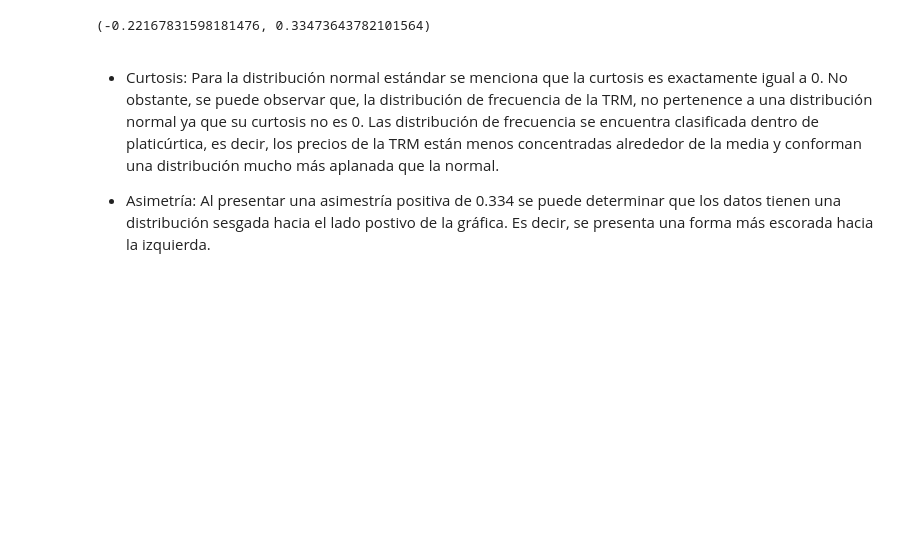
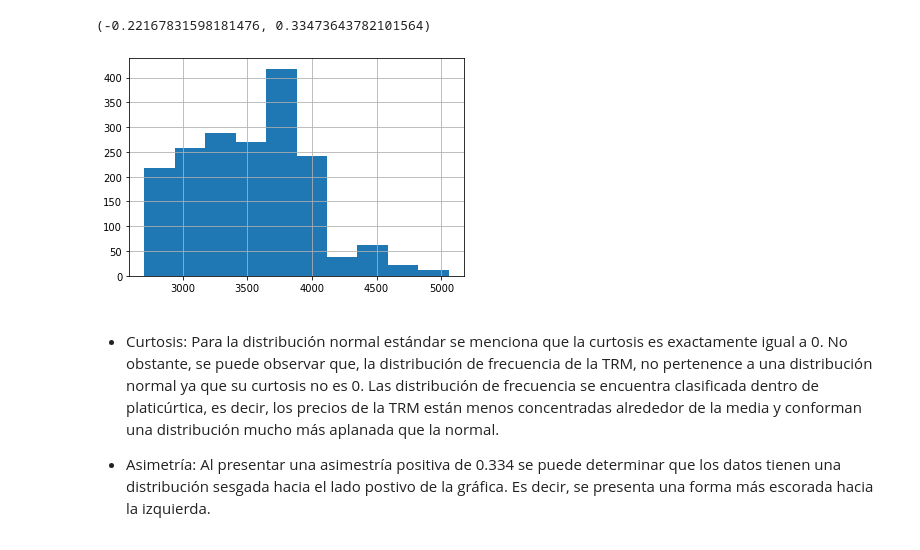
Before and after one commit to anamaria1-4/GitHub-Finanzas_-Computacionales, a Jupyter notebook: Proyecto_Final_Daniel_Jorge,_Ana_María_Rojas_y_Sarah_Téllez.ipynb, the cells around one changed output. Drawn from its saved outputs; the diff is of its cells as text; code cells hidden in the pictures; blank space fills up the shorter version.

```diff
--- a/Proyecto_Final_Daniel_Jorge,_Ana_María_Rojas_y_Sarah_Téllez.ipynb
+++ b/Proyecto_Final_Daniel_Jorge,_Ana_María_Rojas_y_Sarah_Téllez.ipynb
@@ -348,6 +352,10 @@ from scipy.stats import kurtosis, skew
 kurtosis(datos1), skew(datos1)
 # %% [output]
 (-0.22167831598181476, 0.33473643782101564)
+# %%
+datos1.hist();
+# %% [output]
+[figure, added]
 # %% [markdown]
 * Curtosis: Para la distribución normal estándar se menciona que la curtosis es exactamente igual a 0. No obstante, se puede observar que, la distribución de frecuencia de la TRM, no pertenence a una distribución normal ya que su curtosis no es 0. Las distribución de frecuencia se encuentra clasificada dentro de platicúrtica, es decir, los precios de la TRM están menos concentradas alrededor de la media y conforman una distribución mucho más aplanada que la normal.
 
```
Also changed, not shown: parts of 5 cells of this notebook.
